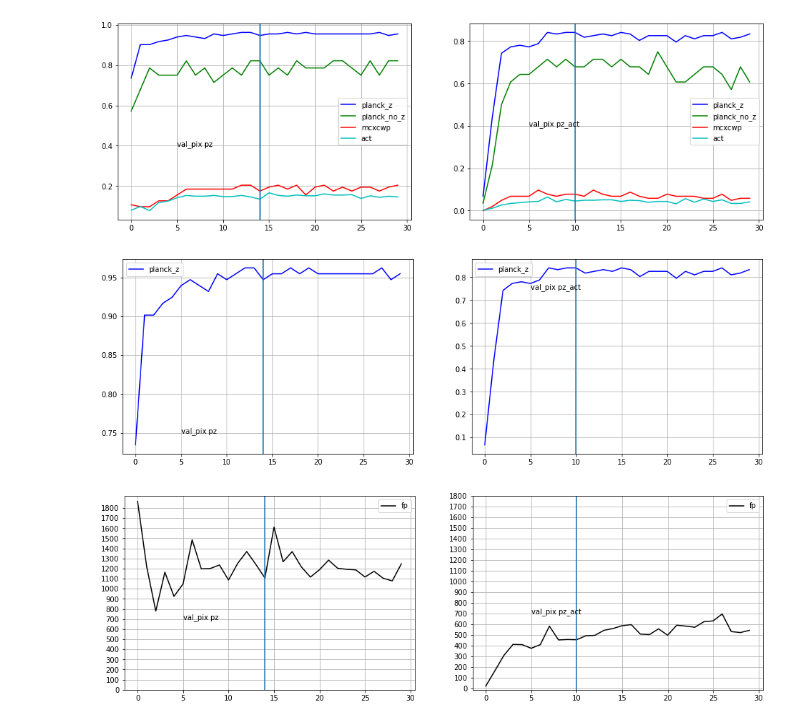
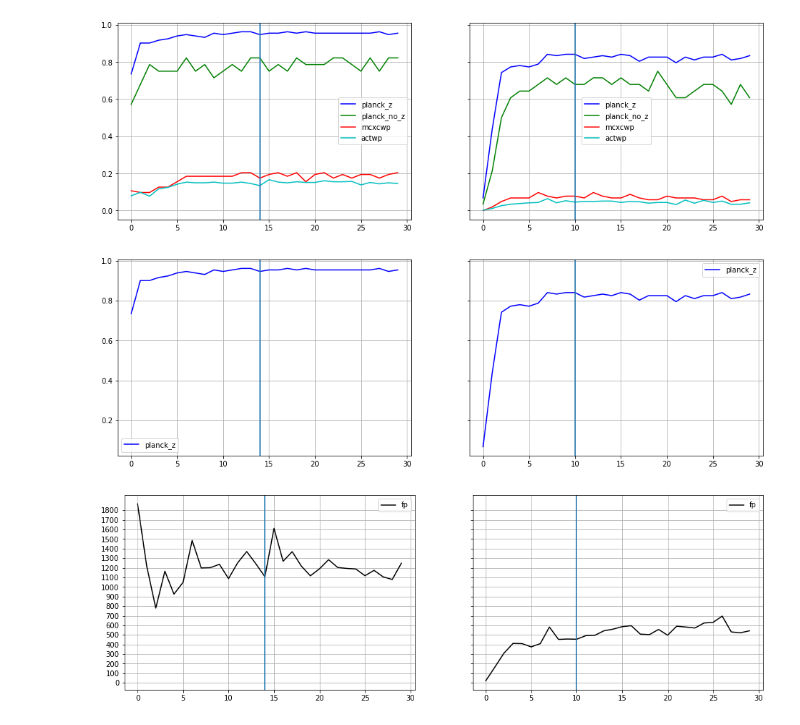
Before and after one commit to rt2122/data-segmentation-2, a Jupyter notebook: visualizations/recall_2_epoch_plot.ipynb, the cells around one changed output. Cells and saved outputs as stored; diff of their text form; code cells hidden in the pictures.

```diff
--- a/visualizations/recall_2_epoch_plot.ipynb
+++ b/visualizations/recall_2_epoch_plot.ipynb
@@ -32,42 +32,48 @@ for model in model_dict:
 # %%
 v = {'pz' : 14, 'pz_act' : 10}
 # %%
-_, ax = plt.subplots(1, 2, figsize=(16, 5))
+_, ax = plt.subplots(1, 2, figsize=(16, 5), sharey=True)
 for i, model in enumerate(model_dict):
     for cat, c in zip(['planck_z', 'planck_no_z', 'mcxcwp', 'act'], 'bgrc'):
         line, = ax[i].plot(np.arange(0, 30), model_dict[model][cat], c=c)
+        if cat == 'act':
+            cat = 'actwp'
         line.set_label(cat)
 
     line = ax[i].axvline(v[model])
-    ax[i].text(5, 0.4, 'val_pix ' + model)
+    #ax[i].text(5, 0.4, 'val_pix ' + model)
     ax[i].grid()
     ax[i].legend()
 # %% [output]
-[figure, old version]
+[figure, new version]
 # %%
-_, ax = plt.subplots(1, 2, figsize=(16, 5))
+_, ax = plt.subplots(1, 2, figsize=(16, 5), sharey=True)
 for i, model in enumerate(model_dict):
     for cat, c in zip(['planck_z'], 'b'):
         line, = ax[i].plot(np.arange(0, 30), model_dict[model][cat], c=c)
         line.set_label(cat)
+        if cat == 'act':
+            cat = 'actwp'
 
     line = ax[i].axvline(v[model])
-    ax[i].text(5, 0.75, 'val_pix ' + model)
+    #ax[i].text(5, 0.75, 'val_pix ' + model)
     ax[i].grid()
     ax[i].legend()
 # %% [output]
-[figure, old version]
+[figure, new version]
 # %%
-_, ax = plt.subplots(1, 2, figsize=(16, 5))
+_, ax = plt.subplots(1, 2, figsize=(16, 5), sharey=True)
 for i, model in enumerate(model_dict):
     for cat, c in zip(['fp'], 'k'):
         line, = ax[i].plot(np.arange(0, 30), model_dict[model][cat], c=c)
         line.set_label(cat)
+        if cat == 'act':
+            cat = 'actwp'
 
     line = ax[i].axvline(v[model])
     ax[i].set_yticks(np.arange(0, 1900, 100))
-    ax[i].text(5, 700, 'val_pix ' + model)
+    #ax[i].text(5, 700, 'val_pix ' + model)
     ax[i].grid()
     ax[i].legend()
 # %% [output]
-[figure, old version]
+[figure, new version]
```
Also changed, not shown: 1 other file.
